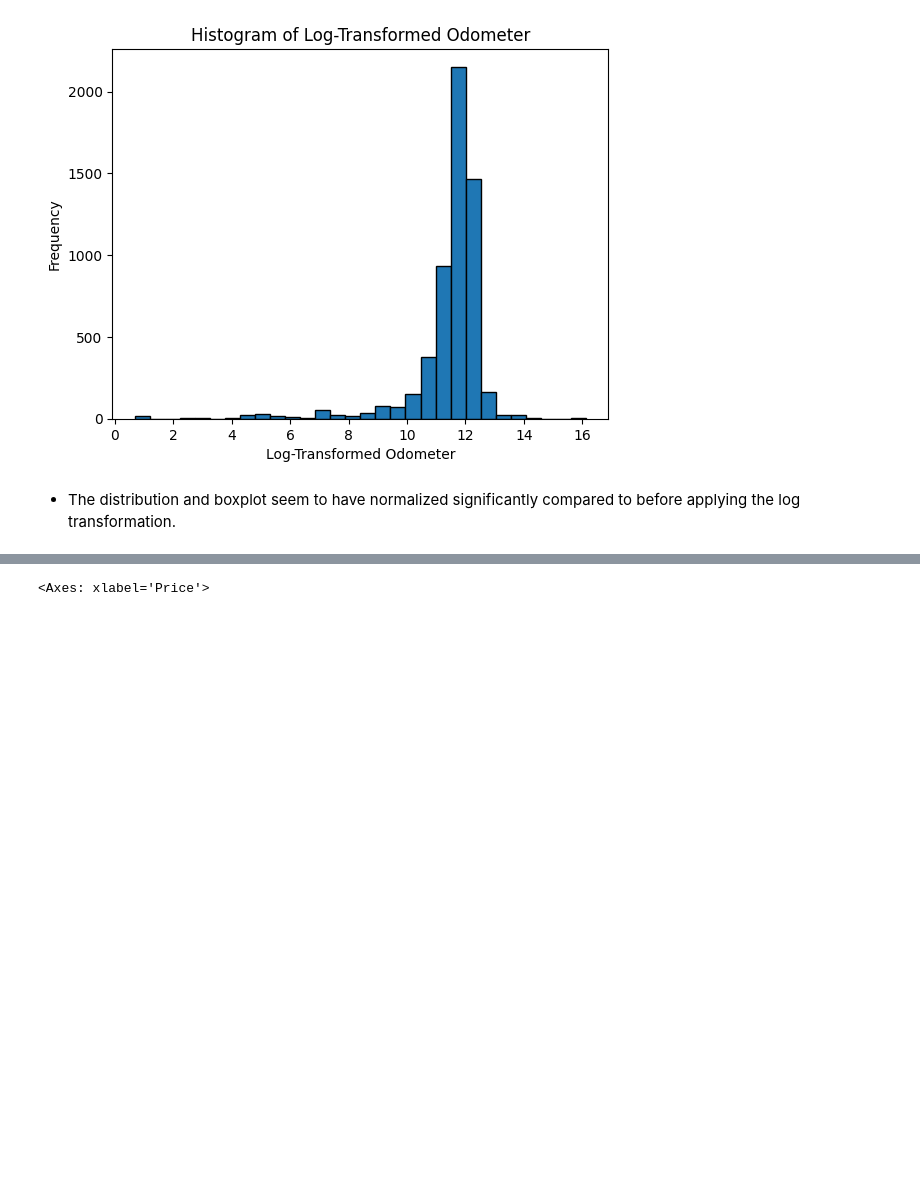
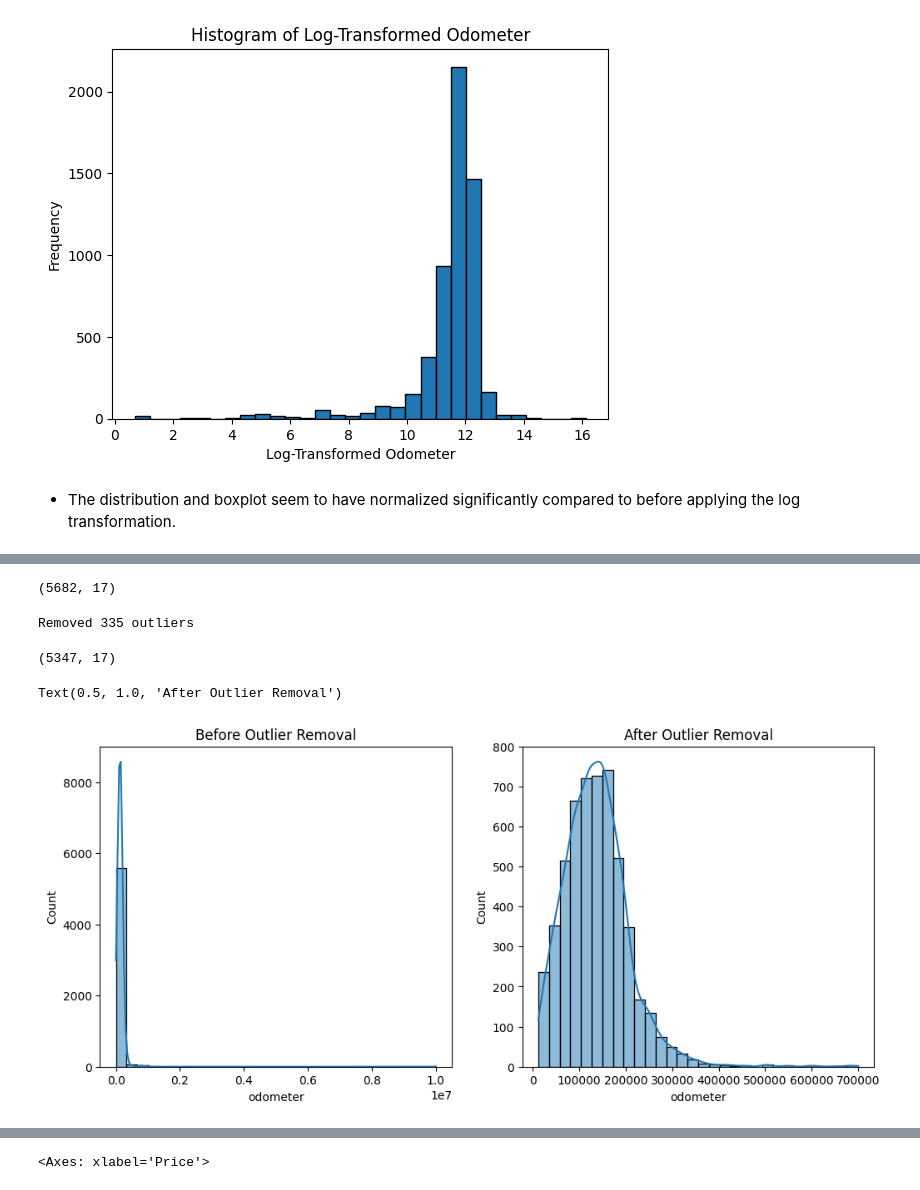
Before and after one commit to EliasSaavedraDS/Recommender-System, a Jupyter notebook: notebook/EDA AttributesTable.ipynb, the cells around one changed output, grey strips where cells are left out. Cells and saved outputs as stored; diff of their text form; code cells hidden in the pictures; blank space fills up the shorter version.

Commit message:
EDA Outliers

```diff
--- a/notebook/EDA AttributesTable.ipynb
+++ b/notebook/EDA AttributesTable.ipynb
@@ -574,0 +577,6 @@ Text(0, 0.5, 'Frequency')
+# %%
+from scipy import stats
+od_z_scores = np.abs(stats.zscore(df_copy['log_odometer']))
+odometer_outliers = df_copy[od_z_scores>1.5]
+print(f"found {len(odometer_outliers)} outliers")
+print(odometer_outliers)
@@ -574,0 +601,22 @@ Text(0, 0.5, 'Frequency')
+# %%
+copy = df_copy.copy()
+copy.shape
+# %% [output]
+(5682, 17)
+# %%
+od_outlier_indices = copy[od_z_scores > 1.5].index
+copy = copy.drop(od_outlier_indices)
+print(f"Removed {len(od_outlier_indices)} outliers")
+# %% [output]
+Removed 335 outliers
+# %%
+copy.shape
+# %% [output]
+(5347, 17)
+# %%
+fig, axes = plt.subplots(1, 2, figsize=(12, 5))
+sns.histplot(df_copy['odometer'], bins=30, ax=axes[0], kde=True).set_title("Before Outlier Removal")
+sns.histplot(copy['odometer'], bins=30, ax=axes[1], kde=True).set_title("After Outlier Removal")
+# %% [output]
+Text(0.5, 1.0, 'After Outlier Removal')
+[figure, added]
```
Also changed, not shown: parts of 48 cells of this notebook.
